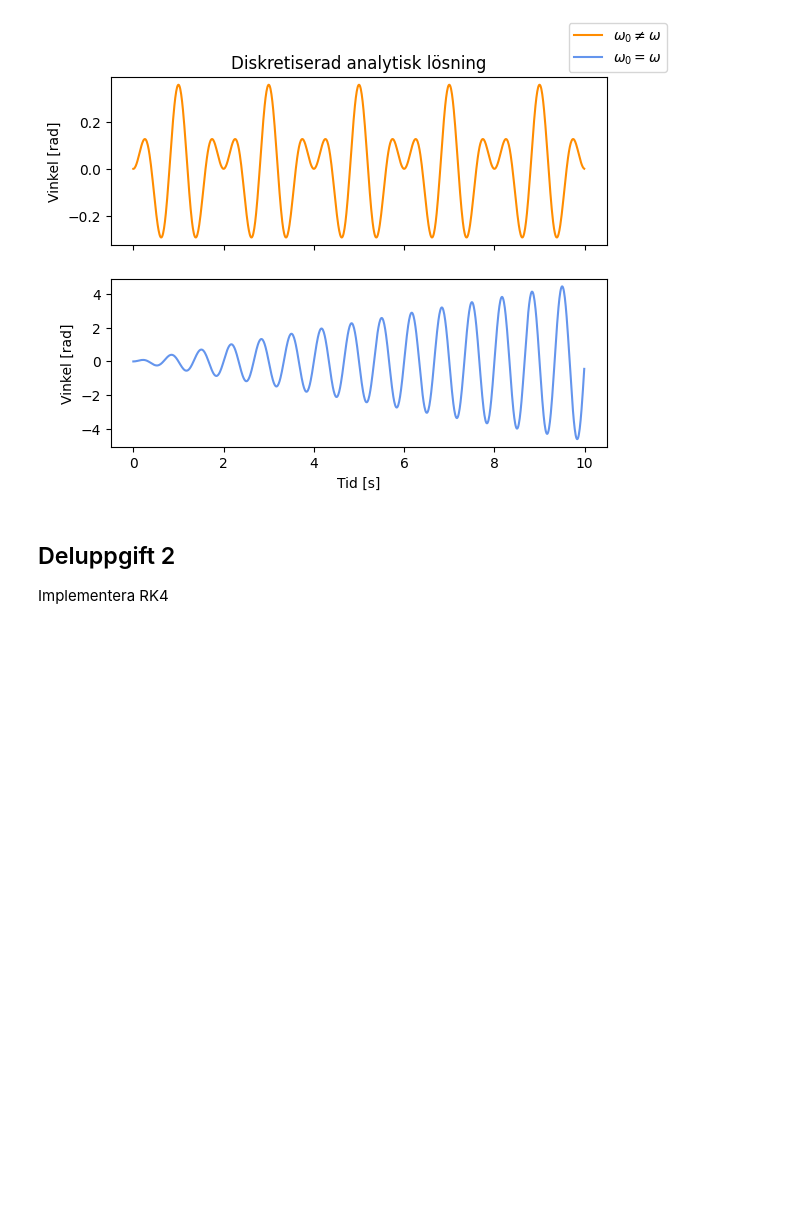
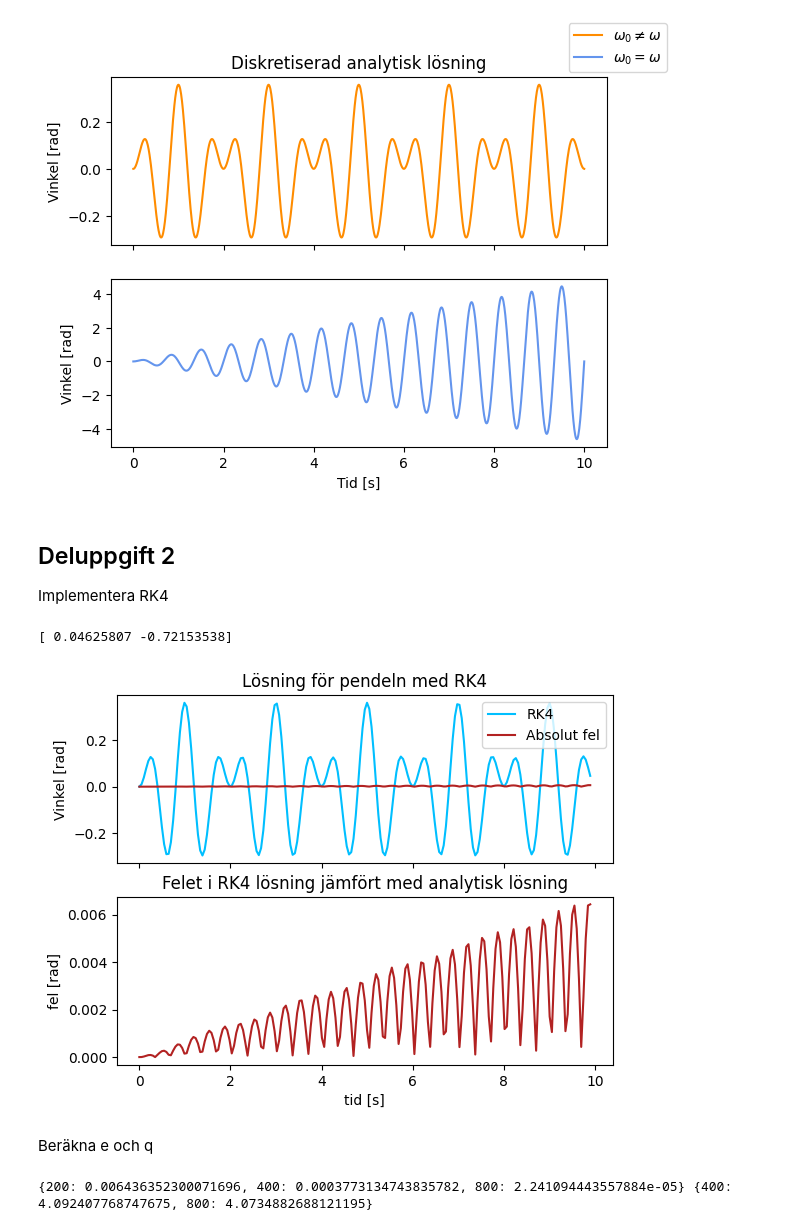
Before and after one commit to Hobbit0419/Uni_code, a Jupyter notebook: Berv1/projekt1/projekt1.ipynb, the cells around one changed output. Saved outputs shown, nothing was run; the diff lists cells and outputs as text; code cells hidden in the pictures; blank space fills up the shorter version.

Commit message:
Alla figurer i rapporten berv1

```diff
--- a/Berv1/projekt1/projekt1.ipynb
+++ b/Berv1/projekt1/projekt1.ipynb
@@ -10,14 +64 @@ from matplotlib import pyplot as plt
-# %%
-def anal_sol(t, w_0, w, y):
-    if w_0 == w:
-        d_1 = 0
-
-        theta_2 = d_1*np.cos(w_0*t) + ((y*w_0)/2)*t*np.sin(w_0*t)
-        return theta_2
-    else:
-        c_1 = -((y*w_0**2)/(w_0**2-w**2))
-        c_2 = 0
-
-        theta_1 = c_1*np.cos(w_0*t) + c_2*np.sin(w_0*t) + (y*w_0**2*np.cos(w*t))/(w_0**2-w**2)
-        return theta_1
 # %%
@@ -78,0 +90,61 @@ class RK4_pendulum():
+# %%
+f = np.array([0,0]) #begynelsevärden
+
+T=9.9
+N=200
+
+w = 2*np.pi
+w_0 = 3*np.pi
+y = 0.1
+
+anal_theta, t1 = anal_sol(T, N, w_0, w, y)
+u, t2 = RK4(func3, f, T, N, w, w_0, y)
+
+err = np.abs(anal_theta - u[:, 0])
+
+fig, (ax1, ax2) = plt.subplots(2,1, sharex=True)
+ax1.plot(t2, u[:, 0], label='RK4', color='deepskyblue')
+ax1.plot(t1, err, label='Absolut fel', color='firebrick')
+ax2.plot(t1, err, label='Absolut fel', color='firebrick')
+ax1.set_title('Lösning för pendeln med RK4')
+ax2.set_title('Felet i RK4 lösning jämfört med analytisk lösning')
+ax2.set_xlabel('tid [s]')
+ax1.set_ylabel('Vinkel [rad]')
+ax2.set_ylabel('fel [rad]')
+ax1.legend()
+
+print(u[-1])
+# %% [output]
+[ 0.04625807 -0.72153538]
+[figure, added]
+# %% [markdown]
+Beräkna e och q
+# %%
+f = np.array([0,0])
+w = 2*np.pi
+w_0 = 3*np.pi
+y = 0.1
+T = 9.9
+
+steps = [200, 400, 800]
+eN = {}
+qN = {}
+
+for step in steps:
+    anal_theta, t1 = anal_sol(T, step, w_0, w, y)
+    u, t2 = RK4(func3, f, T, step, w, w_0, y)
+
+    err = np.abs(anal_theta - u[:, 0])
+
+    eN[step] = err[step]
+
+
+for step in steps:
+    try:
+        qN[int(step*2)] = np.log2(eN[step]/eN[int(step*2)])
+    except:
+        continue
+
+print(eN, qN)
+# %% [output]
+{200: 0.006436352300071696, 400: 0.0003773134743835782, 800: 2.241094443557884e-05} {400: 4.092407768747675, 800: 4.0734882688121195}
```
Also changed, not shown: parts of 14 cells of this notebook, 4 other files.
